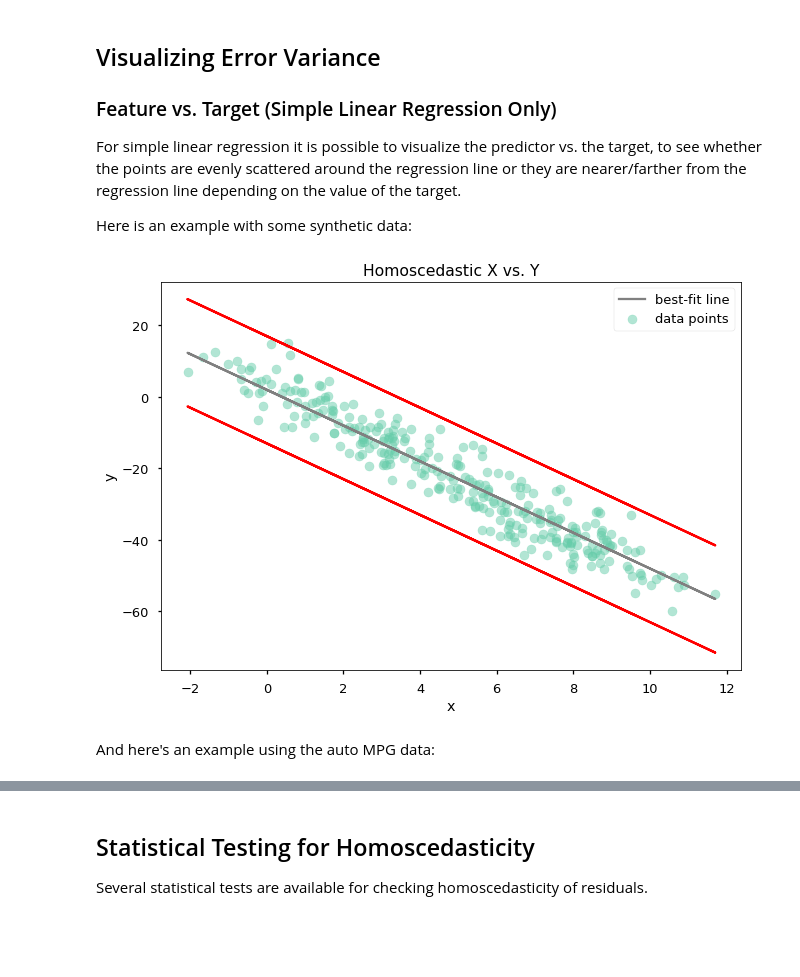
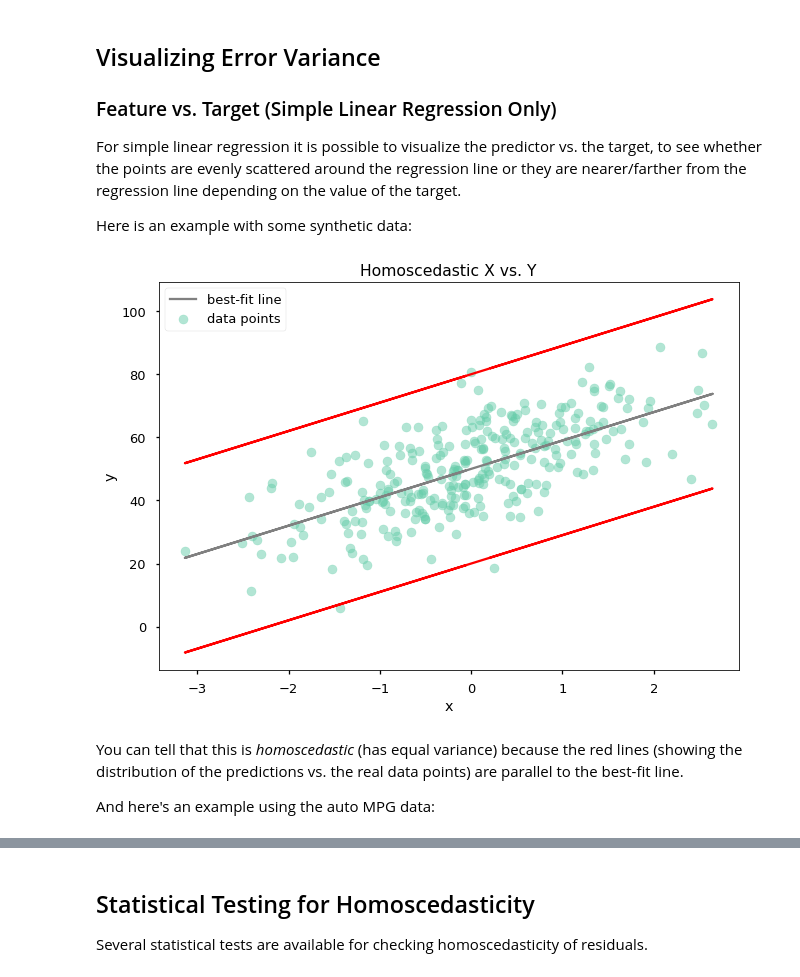
Before and after one commit to learn-co-curriculum/dsc-homoscedasticity-assumption, a Jupyter notebook: index.ipynb, the cells around one changed output, grey strips where cells are left out. Drawn from its saved outputs; the diff is of its cells as text; code cells hidden in the pictures; blank space fills up the shorter version.

Commit message:
improve residual plots, add interpretations, add stats code

```diff
--- a/index.ipynb
+++ b/index.ipynb
@@ -34,39 +34,42 @@ Here is an example with some synthetic data:
 # %%
 import matplotlib.pyplot as plt
 import numpy as np
+from sklearn.datasets import make_regression
 plt.style.use('seaborn-talk')
 
-# Generate synthetic y = -5x + 2 plus some noise
-np.random.seed(2)
-x_generated = np.linspace(start=0, stop=10, num=300) + np.random.normal(size=300)
-
-scale = 5
-y_generated = -5 * x_generated + 2 + np.random.normal(scale=scale, size=300)
+# Generate synthetic regression with predetermined gaussian noise
+scale = 10
+x_generated, y_generated, coef = make_regression(
+    n_samples=300, n_features=1, coef=True, noise=scale, random_state=8
+)
+y_generated += 50
 
 # We know the fit line because we generated the data (no need to model)
-fit_line_generated = -5 * x_generated + 2
+fit_line_generated = coef * x_generated.flatten() + 50
 
 # We set the scale of the normal distribution, so we know that 99% of the
 # points should be captured by these lines (empirical rule)
 top_line = fit_line_generated - 3 * scale
 bottom_line = fit_line_generated + 3 * scale
 
 # Plot data and lines
 fig, ax = plt.subplots()
 ax.scatter(x_generated, y_generated, color="mediumaquamarine", alpha=0.5, label="data points")
 ax.plot(x_generated, fit_line_generated, color="gray", label="best-fit line")
 ax.plot(x_generated, top_line, color="red")
 ax.plot(x_generated, bottom_line, color="red")
 
 # Customize labels
 ax.set_xlabel("x")
 ax.set_ylabel("y")
 ax.set_title("Homoscedastic X vs. Y")
 ax.legend();
 # %% [output]
-[figure, old version]
+[figure, new version]
-# %% [markdown]
-And here's an example using the auto MPG data:
+# %% [markdown]
+You can tell that this is _homoscedastic_ (has equal variance) because the red lines (showing the distribution of the predictions vs. the real data points) are parallel to the best-fit line.
+
+And here's an example using the auto MPG data:
 # %%
 import pandas as pd
 import statsmodels.api as sm
```
Also changed, not shown: parts of 18 cells of this notebook, 5 other files.
